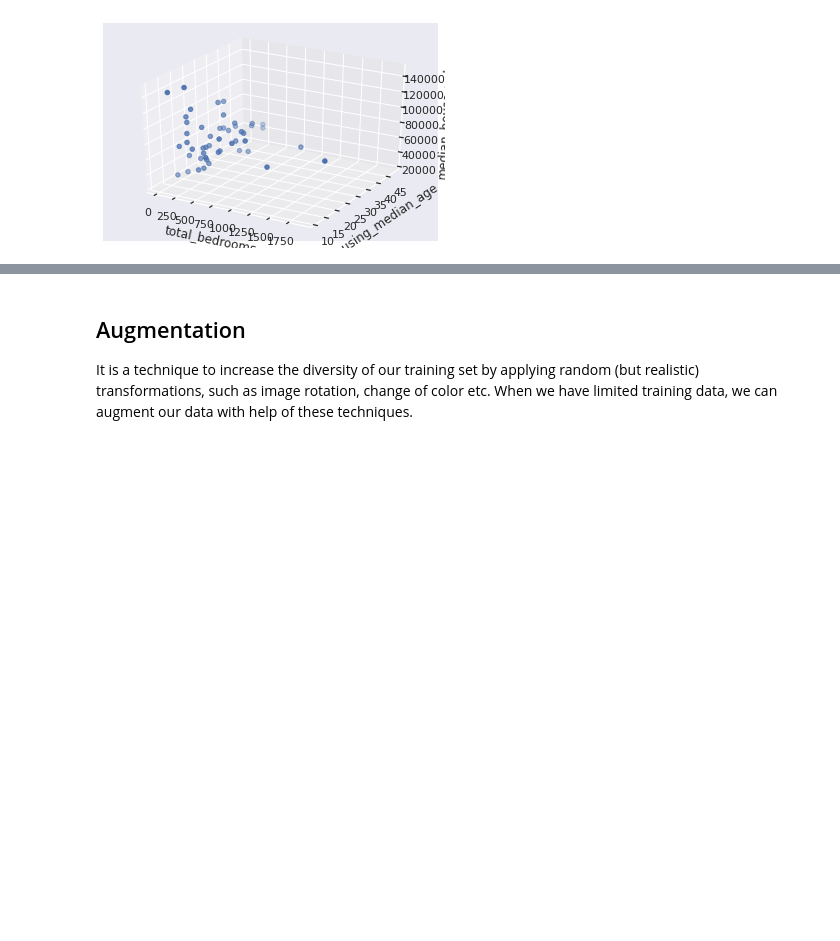
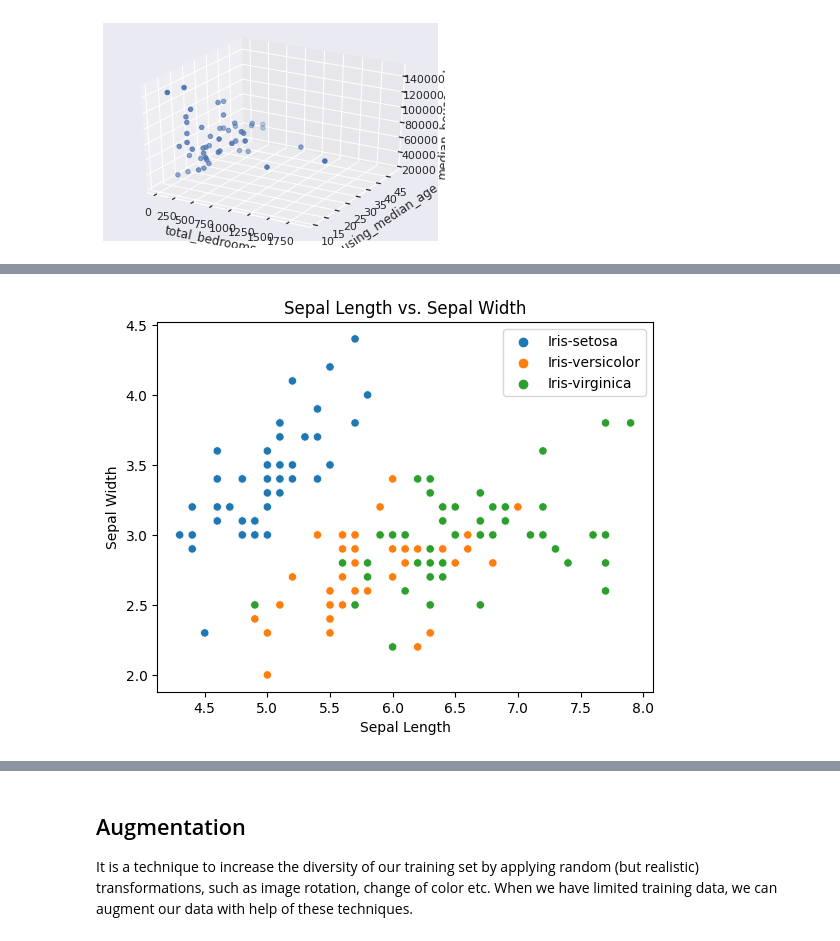
Before and after one commit to adhilcodes/DTTE_projects, a Jupyter notebook: DTTE_assignment_2.ipynb, the cells around one changed output, grey strips where cells are left out. Cells and saved outputs as stored; diff of their text form; code cells hidden in the pictures; blank space fills up the shorter version.

```diff
--- a/DTTE_assignment_2.ipynb
+++ b/DTTE_assignment_2.ipynb
@@ -549,3 +549,10 @@ plt.show()
 ## Download a CSV file from the internet, upload it to your google drive.
 ## Read the CSV file and plot graphs using different combination of features and write your analysis
 ## Ex : IRIS flower datasaet
+# %%
+import pandas as pd
+
+df = pd.read_csv('/content/iris.data')
+
+print(df.shape)
+df.head()
@@ -551,0 +578,5 @@ plt.show()
+# %%
+features = {"5.1" : "sepal_length", "3.5" : "sepal_width", "1.4" : "petal_length", "0.2" : "petal_width", "Iris-setosa" : "species"}
+
+df.rename(columns = features, inplace = True)
+df.head()
@@ -551,0 +590,12 @@ plt.show()
+# %%
+import matplotlib.pyplot as plt
+import seaborn as sns
+
+sns.scatterplot(data=df, x='sepal_length', y='sepal_width', hue='species')
+plt.xlabel('Sepal Length')
+plt.ylabel('Sepal Width')
+plt.title('Sepal Length vs. Sepal Width')
+plt.legend()
+plt.show()
+# %% [output]
+[figure, added]
```
Also changed, not shown: parts of 38 cells of this notebook.
